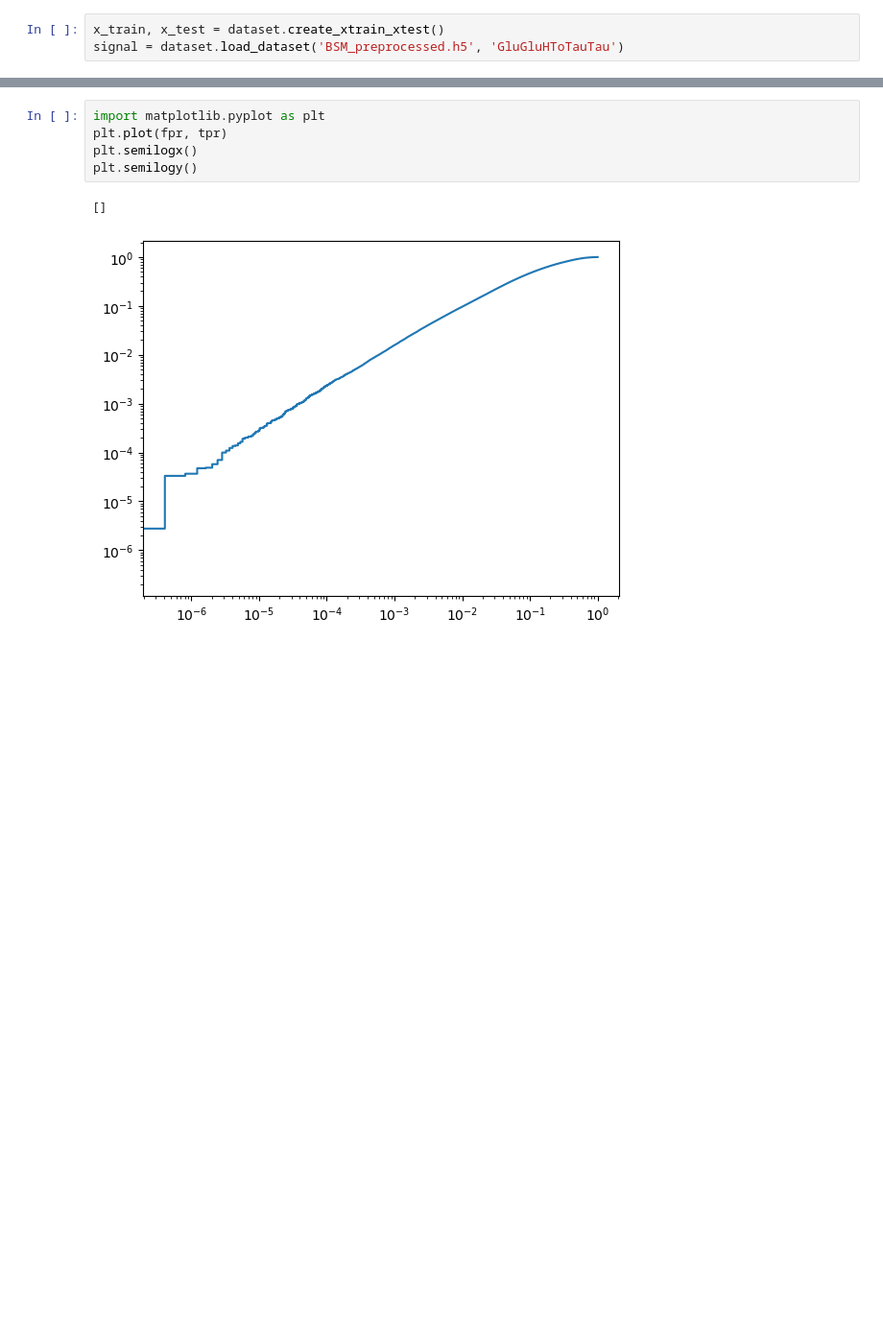
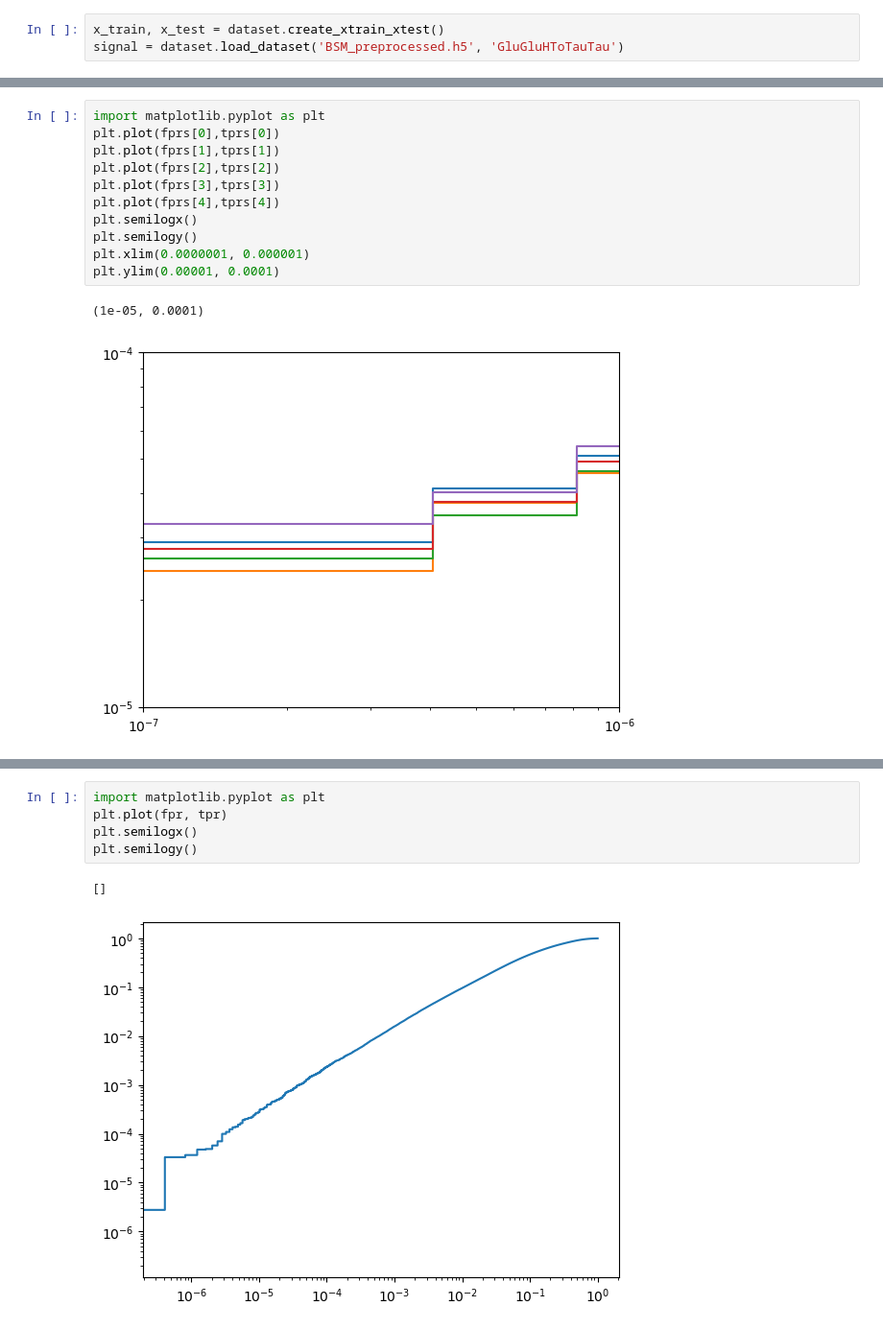
Before and after one commit to jprendi/thesis, a Jupyter notebook: playground.ipynb, the cells around one changed output, grey strips where cells are left out. Shown at 96% size. Saved outputs shown, nothing was run; the diff lists cells and outputs as text; blank space fills up the shorter version.

```diff
--- a/playground.ipynb
+++ b/playground.ipynb
@@ -6,0 +154,14 @@ signal = dataset.load_dataset('BSM_preprocessed.h5', 'GluGluHToTauTau')
+# %%
+import matplotlib.pyplot as plt
+plt.plot(fprs[0],tprs[0])
+plt.plot(fprs[1],tprs[1])
+plt.plot(fprs[2],tprs[2])
+plt.plot(fprs[3],tprs[3])
+plt.plot(fprs[4],tprs[4])
+plt.semilogx()
+plt.semilogy()
+plt.xlim(0.0000001, 0.000001)
+plt.ylim(0.00001, 0.0001)
+# %% [output]
+(1e-05, 0.0001)
+[figure, added]
```
Also changed, not shown: parts of 51 cells of this notebook, 1 other file.
